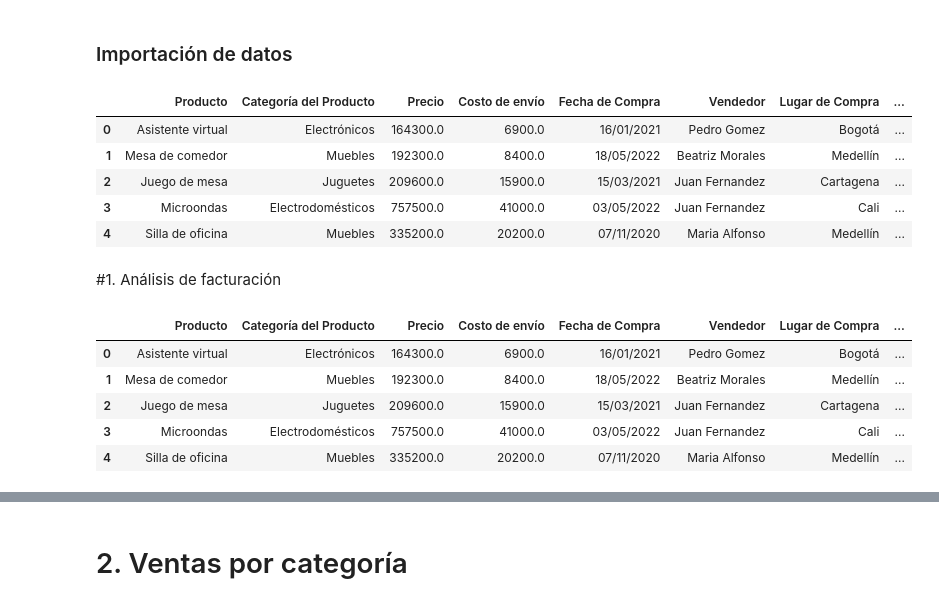
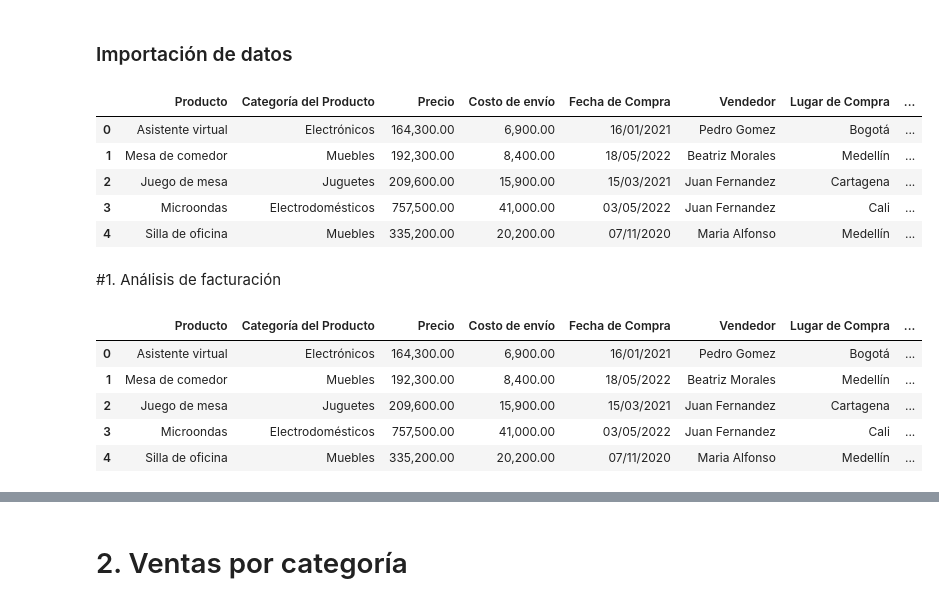
Before and after one commit to Oxpol85/Data-Base-Challenge-Juan-shop, a Jupyter notebook: AluraStoreLatam.ipynb, the cells around one changed output, grey strips where cells are left out. Drawn from its saved outputs; the diff is of its cells as text; code cells hidden in the pictures.

```diff
--- a/AluraStoreLatam.ipynb
+++ b/AluraStoreLatam.ipynb
@@ -4,37 +4,43 @@
 ### Importación de datos
 # %%
 import pandas as pd
+import matplotlib.pyplot as plt
+import numpy as np
+import seaborn as sns
+import locale
 
 url = "https://raw.githubusercontent.com/alura-es-cursos/challenge1-data-science-latam/refs/heads/main/base-de-datos-challenge1-latam/tienda_1%20.csv"
 url2 = "https://raw.githubusercontent.com/alura-es-cursos/challenge1-data-science-latam/refs/heads/main/base-de-datos-challenge1-latam/tienda_2.csv"
 url3 = "https://raw.githubusercontent.com/alura-es-cursos/challenge1-data-science-latam/refs/heads/main/base-de-datos-challenge1-latam/tienda_3.csv"
 url4 = "https://raw.githubusercontent.com/alura-es-cursos/challenge1-data-science-latam/refs/heads/main/base-de-datos-challenge1-latam/tienda_4.csv"
 
 tienda = pd.read_csv(url)
 tienda_2 = pd.read_csv(url2)
 tienda_3 = pd.read_csv(url3)
 tienda_4 = pd.read_csv(url4)
+pd.options.display.float_format = '{:,.2f}'.format
 tienda.head()
 # %% [output]
 |  | Producto | Categoría del Producto | Precio | Costo de envío | Fecha de Compra | Vendedor | Lugar de Compra | ... |
-| 0 | Asistente virtual | Electrónicos | 164300.0 | 6900.0 | 16/01/2021 | Pedro Gomez | Bogotá | ... |
-| 1 | Mesa de comedor | Muebles | 192300.0 | 8400.0 | 18/05/2022 | Beatriz Morales | Medellín | ... |
-| 2 | Juego de mesa | Juguetes | 209600.0 | 15900.0 | 15/03/2021 | Juan Fernandez | Cartagena | ... |
-| 3 | Microondas | Electrodomésticos | 757500.0 | 41000.0 | 03/05/2022 | Juan Fernandez | Cali | ... |
-| 4 | Silla de oficina | Muebles | 335200.0 | 20200.0 | 07/11/2020 | Maria Alfonso | Medellín | ... |
+| 0 | Asistente virtual | Electrónicos | 164,300.00 | 6,900.00 | 16/01/2021 | Pedro Gomez | Bogotá | ... |
+| 1 | Mesa de comedor | Muebles | 192,300.00 | 8,400.00 | 18/05/2022 | Beatriz Morales | Medellín | ... |
+| 2 | Juego de mesa | Juguetes | 209,600.00 | 15,900.00 | 15/03/2021 | Juan Fernandez | Cartagena | ... |
+| 3 | Microondas | Electrodomésticos | 757,500.00 | 41,000.00 | 03/05/2022 | Juan Fernandez | Cali | ... |
+| 4 | Silla de oficina | Muebles | 335,200.00 | 20,200.00 | 07/11/2020 | Maria Alfonso | Medellín | ... |
 # %% [markdown]
 #1. Análisis de facturación
 # %%
 tienda = pd.concat([tienda, tienda_2,tienda_3,tienda_4])
 tienda = tienda.drop(['lat', 'lon'], axis=1)
+pd.options.display.float_format = '{:,.2f}'.format
 tienda.head()
 # %% [output]
 |  | Producto | Categoría del Producto | Precio | Costo de envío | Fecha de Compra | Vendedor | Lugar de Compra | ... |
-| 0 | Asistente virtual | Electrónicos | 164300.0 | 6900.0 | 16/01/2021 | Pedro Gomez | Bogotá | ... |
-| 1 | Mesa de comedor | Muebles | 192300.0 | 8400.0 | 18/05/2022 | Beatriz Morales | Medellín | ... |
-| 2 | Juego de mesa | Juguetes | 209600.0 | 15900.0 | 15/03/2021 | Juan Fernandez | Cartagena | ... |
-| 3 | Microondas | Electrodomésticos | 757500.0 | 41000.0 | 03/05/2022 | Juan Fernandez | Cali | ... |
-| 4 | Silla de oficina | Muebles | 335200.0 | 20200.0 | 07/11/2020 | Maria Alfonso | Medellín | ... |
+| 0 | Asistente virtual | Electrónicos | 164,300.00 | 6,900.00 | 16/01/2021 | Pedro Gomez | Bogotá | ... |
+| 1 | Mesa de comedor | Muebles | 192,300.00 | 8,400.00 | 18/05/2022 | Beatriz Morales | Medellín | ... |
+| 2 | Juego de mesa | Juguetes | 209,600.00 | 15,900.00 | 15/03/2021 | Juan Fernandez | Cartagena | ... |
+| 3 | Microondas | Electrodomésticos | 757,500.00 | 41,000.00 | 03/05/2022 | Juan Fernandez | Cali | ... |
+| 4 | Silla de oficina | Muebles | 335,200.00 | 20,200.00 | 07/11/2020 | Maria Alfonso | Medellín | ... |
 # %%
 # Set locale for currently format
 tienda["Precio"] = tienda["Precio"].round(0).astype(int)
```
Also changed, not shown: parts of 5 cells of this notebook.
